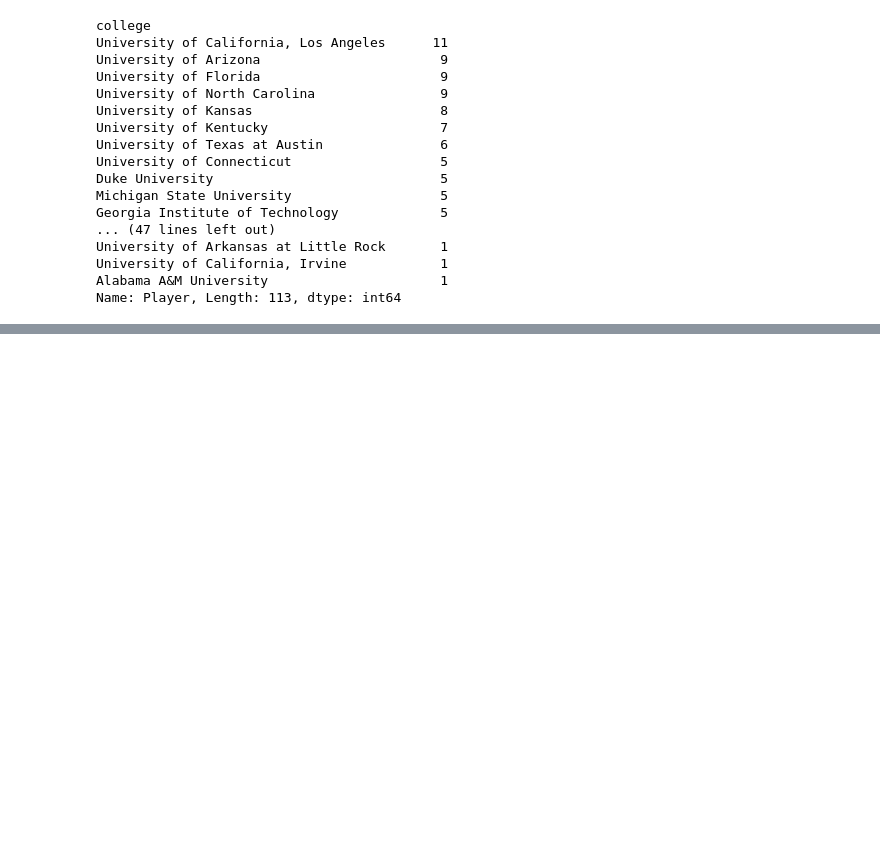
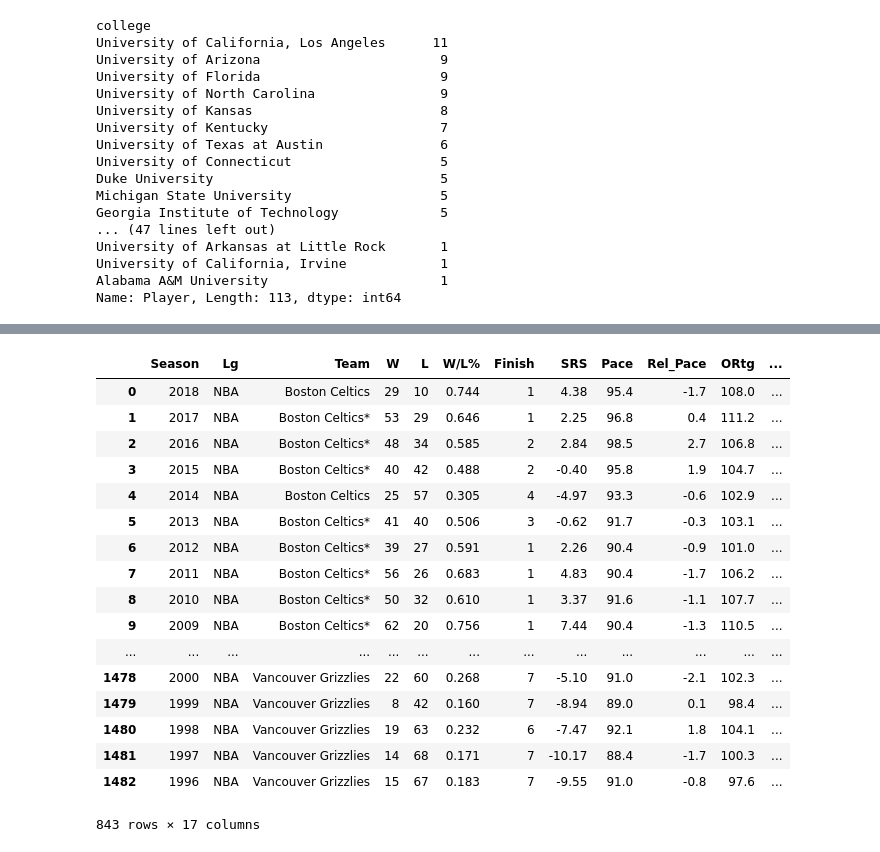
Before and after one commit to khodges10/Project1, a Jupyter notebook: NbaProject.ipynb, the cells around one changed output, grey strips where cells are left out. Saved outputs shown, nothing was run; the diff lists cells and outputs as text; code cells hidden in the pictures; blank space fills up the shorter version.

```diff
--- a/NbaProject.ipynb
+++ b/NbaProject.ipynb
@@ -220,2 +268,6 @@ plt.ylabel("College Count")
 # %%
 plt.show()
+# %%
+team_record = "Data/Team_Records37.csv"
+team_stats = pd.read_csv(team_record)
+team_stats.head()
@@ -221,0 +281,2 @@ plt.show()
+# %%
+team_stats = team_stats.drop(["Season1"], axis=1)
@@ -221,0 +292,22 @@ plt.show()
+# %%
+team_stats = team_stats.loc[team_stats["Season"] >= 1990]
+team_stats
+# %% [output]
+|  | Season | Lg | Team | W | L | W/L% | Finish | SRS | Pace | Rel_Pace | ORtg | ... |
+| 0 | 2018 | NBA | Boston Celtics | 29 | 10 | 0.744 | 1 | 4.38 | 95.4 | -1.7 | 108.0 | ... |
+| 1 | 2017 | NBA | Boston Celtics* | 53 | 29 | 0.646 | 1 | 2.25 | 96.8 | 0.4 | 111.2 | ... |
+| 2 | 2016 | NBA | Boston Celtics* | 48 | 34 | 0.585 | 2 | 2.84 | 98.5 | 2.7 | 106.8 | ... |
+| 3 | 2015 | NBA | Boston Celtics* | 40 | 42 | 0.488 | 2 | -0.40 | 95.8 | 1.9 | 104.7 | ... |
+| 4 | 2014 | NBA | Boston Celtics | 25 | 57 | 0.305 | 4 | -4.97 | 93.3 | -0.6 | 102.9 | ... |
+| 5 | 2013 | NBA | Boston Celtics* | 41 | 40 | 0.506 | 3 | -0.62 | 91.7 | -0.3 | 103.1 | ... |
+| 6 | 2012 | NBA | Boston Celtics* | 39 | 27 | 0.591 | 1 | 2.26 | 90.4 | -0.9 | 101.0 | ... |
+| 7 | 2011 | NBA | Boston Celtics* | 56 | 26 | 0.683 | 1 | 4.83 | 90.4 | -1.7 | 106.2 | ... |
+| 8 | 2010 | NBA | Boston Celtics* | 50 | 32 | 0.610 | 1 | 3.37 | 91.6 | -1.1 | 107.7 | ... |
+| 9 | 2009 | NBA | Boston Celtics* | 62 | 20 | 0.756 | 1 | 7.44 | 90.4 | -1.3 | 110.5 | ... |
+| ... | ... | ... | ... | ... | ... | ... | ... | ... | ... | ... | ... | ... |
+| 1478 | 2000 | NBA | Vancouver Grizzlies | 22 | 60 | 0.268 | 7 | -5.10 | 91.0 | -2.1 | 102.3 | ... |
+| 1479 | 1999 | NBA | Vancouver Grizzlies | 8 | 42 | 0.160 | 7 | -8.94 | 89.0 | 0.1 | 98.4 | ... |
+| 1480 | 1998 | NBA | Vancouver Grizzlies | 19 | 63 | 0.232 | 6 | -7.47 | 92.1 | 1.8 | 104.1 | ... |
+| 1481 | 1997 | NBA | Vancouver Grizzlies | 14 | 68 | 0.171 | 7 | -10.17 | 88.4 | -1.7 | 100.3 | ... |
+| 1482 | 1996 | NBA | Vancouver Grizzlies | 15 | 67 | 0.183 | 7 | -9.55 | 91.0 | -0.8 | 97.6 | ... |
+843 rows × 17 columns
```
Also changed, not shown: parts of 20 cells of this notebook, 3 other files.
